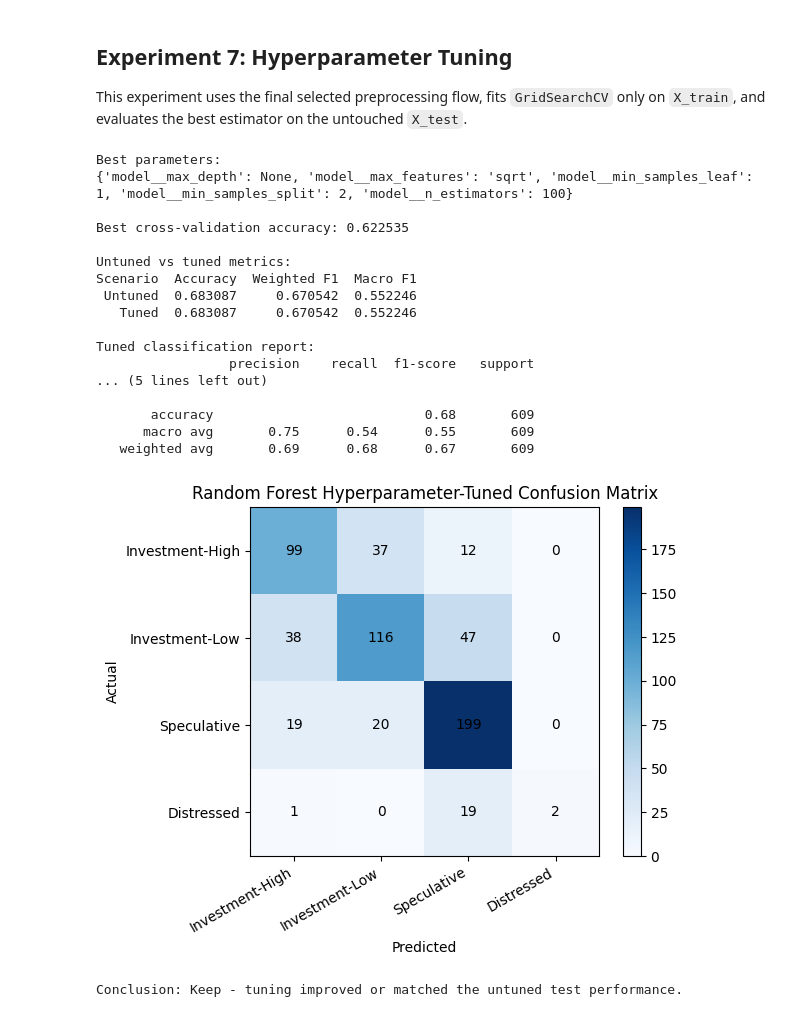
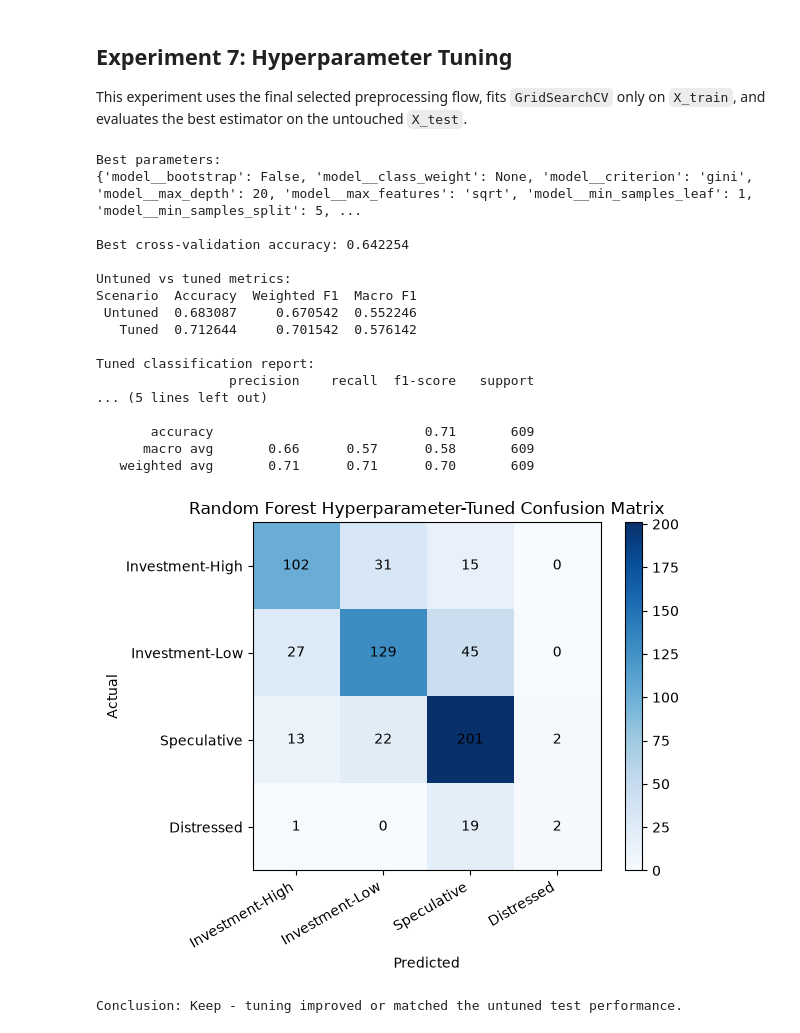
Before and after one commit to nicholas24042626/CreditSight, a Jupyter notebook: notebook/random_forest/random_forest.ipynb, the cells around one changed output. Cells and saved outputs as stored; diff of their text form; code cells hidden in the pictures.

```diff
--- a/notebook/random_forest/random_forest.ipynb
+++ b/notebook/random_forest/random_forest.ipynb
@@ -338,11 +381,14 @@ search = GridSearchCV(
         ]
     ),
     param_grid={
+    "model__class_weight": [None, "balanced"],
+    "model__criterion": ["gini", "entropy"],
     "model__n_estimators": [100, 200],
     "model__max_depth": [None, 10, 20],
+    "model__max_features": ["sqrt", "log2"],
+    "model__min_samples_leaf": [1, 2, 4],
     "model__min_samples_split": [2, 5, 10],
-    "model__min_samples_leaf": [1, 2, 4],
-    "model__max_features": ["sqrt", "log2"],
+    "model__bootstrap": [True, False],
 },
     cv=StratifiedKFold(n_splits=5, shuffle=True, random_state=42),
     scoring="accuracy",
@@ -399,38 +445,38 @@ for row_index in range(cm.shape[0]):
     for column_index in range(cm.shape[1]):
         ax.text(column_index, row_index, cm[row_index, column_index], ha="center", va="center", color="black")
 
 fig.colorbar(im, ax=ax, fraction=0.046, pad=0.04)
 plt.tight_layout()
 plt.show()
 
 if tuned_metrics["accuracy"] > untuned_metrics["accuracy"] or (
     tuned_metrics["accuracy"] == untuned_metrics["accuracy"]
     and tuned_metrics["weighted_f1"] >= untuned_metrics["weighted_f1"]
 ):
     conclusion = "Keep"
     reason = "tuning improved or matched the untuned test performance."
 else:
     conclusion = "Reject"
     reason = "tuning did not improve the untuned test performance."
 
 print(f"Conclusion: {conclusion} - {reason}")
 # %% [output]
 Best parameters:
-{'model__max_depth': None, 'model__max_features': 'sqrt', 'model__min_samples_leaf': 1, 'model__min_samples_split': 2, 'model__n_estimators': 100}
+{'model__bootstrap': False, 'model__class_weight': None, 'model__criterion': 'gini', 'model__max_depth': 20, 'model__max_features': 'sqrt', 'model__min_samples_leaf': 1, 'model__min_samples_split': 5, ...
 
-Best cross-validation accuracy: 0.622535
+Best cross-validation accuracy: 0.642254
 
 Untuned vs tuned metrics:
 Scenario  Accuracy  Weighted F1  Macro F1
  Untuned  0.683087     0.670542  0.552246
-   Tuned  0.683087     0.670542  0.552246
+   Tuned  0.712644     0.701542  0.576142
 
 Tuned classification report:
                  precision    recall  f1-score   support
 ... (5 lines left out)
 
-       accuracy                           0.68       609
-      macro avg       0.75      0.54      0.55       609
-   weighted avg       0.69      0.68      0.67       609
+       accuracy                           0.71       609
+      macro avg       0.66      0.57      0.58       609
+   weighted avg       0.71      0.71      0.70       609
-[figure, old version]
+[figure, new version]
 Conclusion: Keep - tuning improved or matched the untuned test performance.
```
Also changed, not shown: parts of 10 cells of this notebook.
